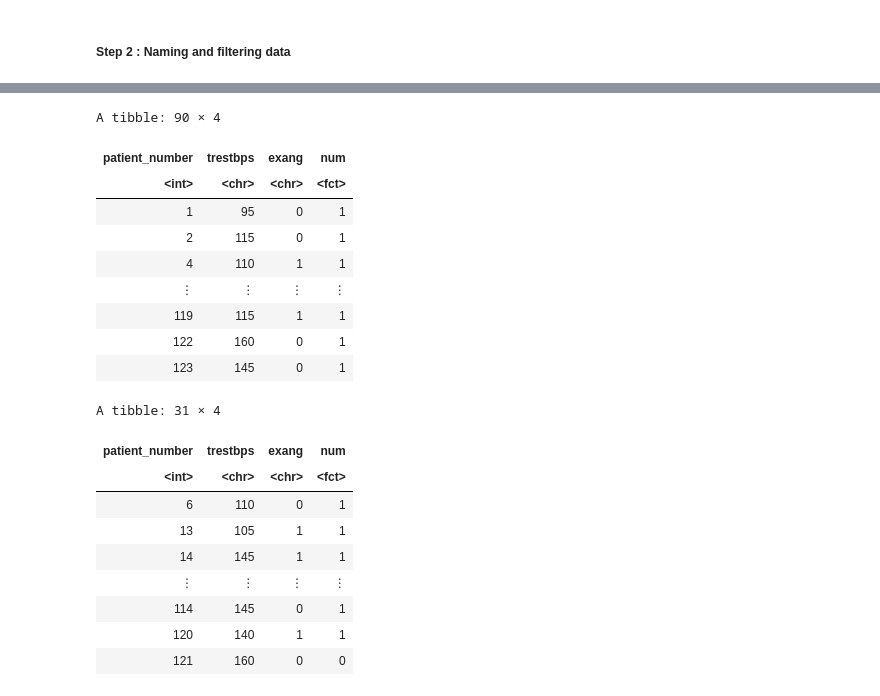
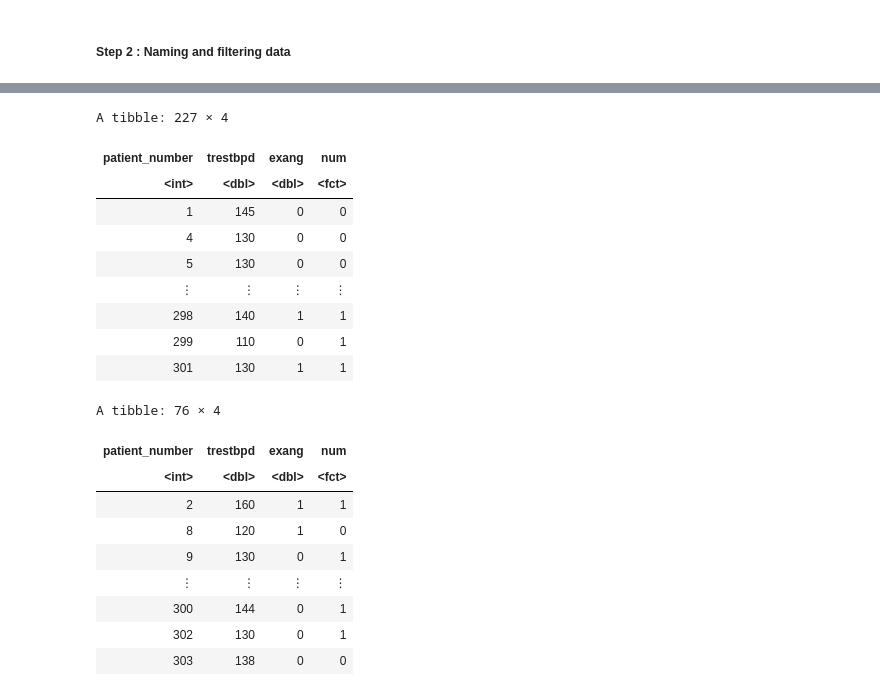
Before and after one commit to cchurch999/Data-Science-Group-Project-Books, a Jupyter notebook: Preliminary exploratory data analysis.ipynb, the cells around one changed output, grey strips where cells are left out. Cells and saved outputs as stored; diff of their text form; code cells hidden in the pictures.

```diff
--- a/Preliminary exploratory data analysis.ipynb
+++ b/Preliminary exploratory data analysis.ipynb
@@ -75,7 +70,7 @@ A spec_tbl_df: 123 × 14
 # %%
 # Now let's add a new column that includes the number of patients.
-heart_disease_data <- heart_disease_data %>%
-  mutate(patient_number = row_number()) %>%
+heart_disease_data <- heart_disease_data |>
+  mutate(patient_number = row_number()) |>
   select(patient_number, everything())
 heart_disease_data
 # %% [output]
@@ -92,7 +87,7 @@ A tibble: 123 × 15
 # %%
 # We will use the select function to keep only the variables trestbps (#4) the  and cholesterol (#5),
 # and num (#14) the predicted heart disease outcome.
-filltered_heart_disease_data <- heart_disease_data %>%
+filltered_heart_disease_data <- heart_disease_data |>
   select(1, 5, 10, 15)
 filltered_heart_disease_data
 # %% [output]
@@ -109,6 +104,6 @@ A tibble: 123 × 4
 # %%
 # We want to change column 14 to be only 0 (no to heart disease) and 1 (1 and above is yes to heart disease)
-changed_num <- filltered_heart_disease_data %>%
+changed_num <- filltered_heart_disease_data |>
   mutate(num = ifelse(num >= 1, 1, 0))
 # remove all row with '?'
 changed_num_1 <- changed_num |>
@@ -146,5 +141,12 @@ A tibble: 121 × 4
 # %%
 # shows
 head(final_data_1,10)
+
+trestbpd_dbl <- final_data_1 |>
+    mutate(trestbpd = as.numeric(trestbpd))
+
+final_data_2 <- trestbpd_dbl |>
+    mutate(exang = as.numeric(exang))
+final_data_2
 # %% [output]
 A tibble: 10 × 4
@@ -160,32 +172,32 @@ A tibble: 10 × 4
 # %%
 set.seed(9999)
 
-heart_disease_split <- initial_split(final_data_1, prop = 0.75, strata = num)
+heart_disease_split <- initial_split(final_data_2, prop = 0.75, strata = num)
 heart_disease_training <- training(heart_disease_split)
 heart_disease_testing <- testing(heart_disease_split)
 heart_disease_training
 heart_disease_testing
 # %% [output]
-A tibble: 90 × 4
+A tibble: 227 × 4
-| patient_number | trestbps | exang | num |
-| <int> | <chr> | <chr> | <fct> |
-| 1 | 95 | 0 | 1 |
-| 2 | 115 | 0 | 1 |
-| 4 | 110 | 1 | 1 |
+| patient_number | trestbpd | exang | num |
+| <int> | <dbl> | <dbl> | <fct> |
+| 1 | 145 | 0 | 0 |
+| 4 | 130 | 0 | 0 |
+| 5 | 130 | 0 | 0 |
 | ⋮ | ⋮ | ⋮ | ⋮ |
-| 119 | 115 | 1 | 1 |
-| 122 | 160 | 0 | 1 |
-| 123 | 145 | 0 | 1 |
+| 298 | 140 | 1 | 1 |
+| 299 | 110 | 0 | 1 |
+| 301 | 130 | 1 | 1 |
-A tibble: 31 × 4
+A tibble: 76 × 4
-| patient_number | trestbps | exang | num |
-| <int> | <chr> | <chr> | <fct> |
-| 6 | 110 | 0 | 1 |
-| 13 | 105 | 1 | 1 |
-| 14 | 145 | 1 | 1 |
+| patient_number | trestbpd | exang | num |
+| <int> | <dbl> | <dbl> | <fct> |
+| 2 | 160 | 1 | 1 |
+| 8 | 120 | 1 | 0 |
+| 9 | 130 | 0 | 1 |
 | ⋮ | ⋮ | ⋮ | ⋮ |
-| 114 | 145 | 0 | 1 |
-| 120 | 140 | 1 | 1 |
-| 121 | 160 | 0 | 0 |
+| 300 | 144 | 0 | 1 |
+| 302 | 130 | 0 | 1 |
+| 303 | 138 | 0 | 0 |
 # %%
 describe(heart_disease_training)
 # %% [output]
```
Also changed, not shown: parts of 10 cells of this notebook.
